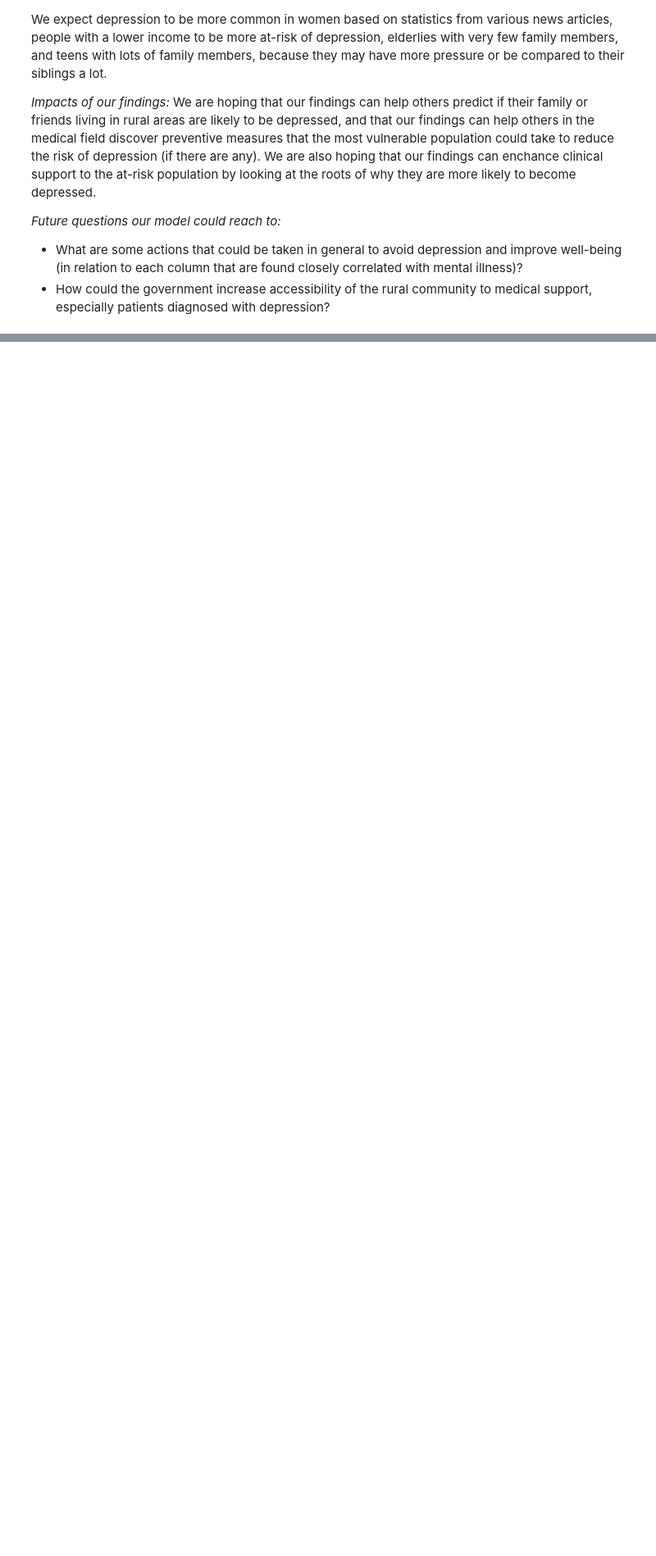
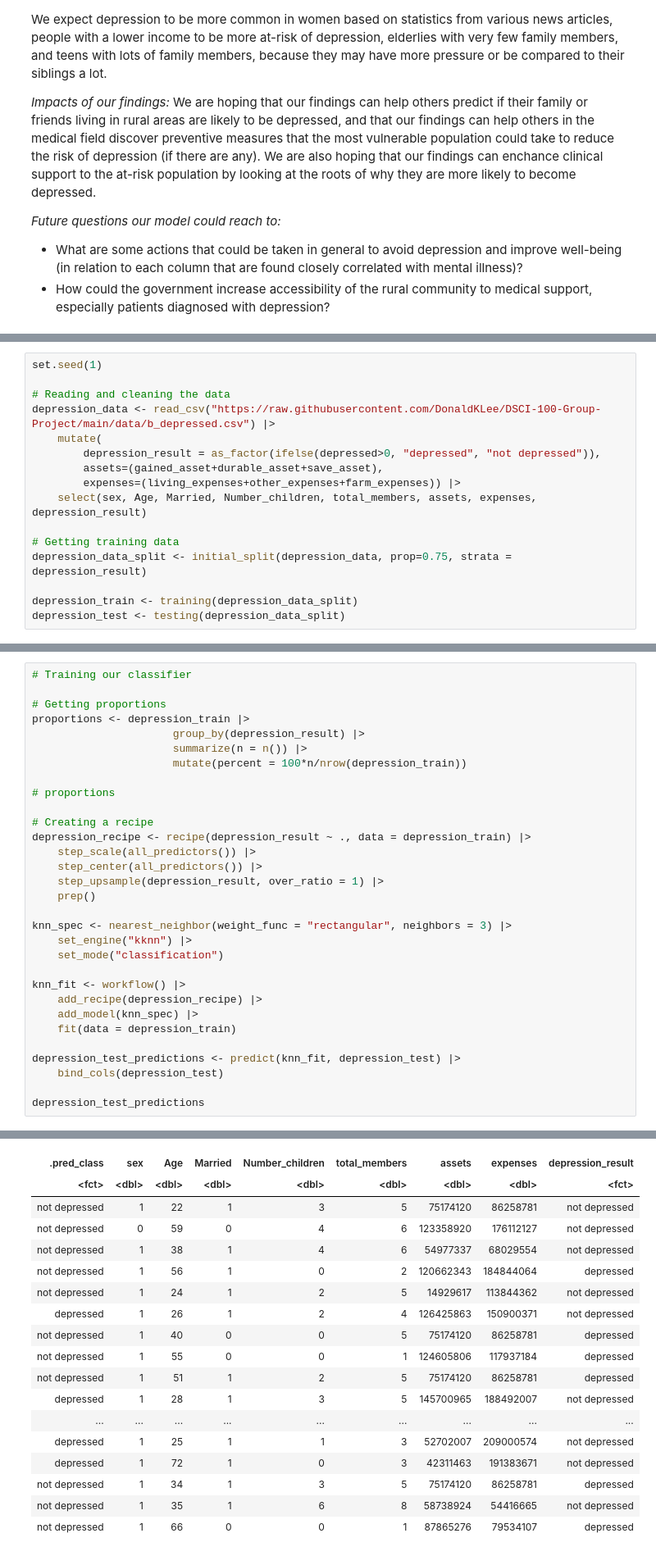
Before and after one commit to DonaldKLee/DSCI-100-Group-Project, a Jupyter notebook: main.ipynb, the cells around one changed output, grey strips where cells are left out. Shown: that part at 82% size. Cells and saved outputs as stored; diff of their text form; blank space fills up the shorter version.

```diff
--- a/main.ipynb
+++ b/main.ipynb
@@ -183,0 +187,16 @@ We are hoping that our findings can help others predict if their family or frien
+# %%
+set.seed(1)
+
+# Reading and cleaning the data
+depression_data <- read_csv("https://raw.githubusercontent.com/DonaldKLee/DSCI-100-Group-Project/main/data/b_depressed.csv") |>
+    mutate(
+        depression_result = as_factor(ifelse(depressed>0, "depressed", "not depressed")),
+        assets=(gained_asset+durable_asset+save_asset),
+        expenses=(living_expenses+other_expenses+farm_expenses)) |>
+    select(sex, Age, Married, Number_children, total_members, assets, expenses, depression_result)
+
+# Getting training data
+depression_data_split <- initial_split(depression_data, prop=0.75, strata = depression_result)
+
+depression_train <- training(depression_data_split)
+depression_test <- testing(depression_data_split)
@@ -183,0 +219,32 @@ We are hoping that our findings can help others predict if their family or frien
+# %%
+# Training our classifier
+
+# Getting proportions
+proportions <- depression_train |>
+                      group_by(depression_result) |>
+                      summarize(n = n()) |>
+                      mutate(percent = 100*n/nrow(depression_train))
+
+# proportions
+
+# Creating a recipe
+depression_recipe <- recipe(depression_result ~ ., data = depression_train) |>
+    step_scale(all_predictors()) |>
+    step_center(all_predictors()) |>
+    step_upsample(depression_result, over_ratio = 1) |>
+    prep()
+
+knn_spec <- nearest_neighbor(weight_func = "rectangular", neighbors = 3) |>
+    set_engine("kknn") |>
+    set_mode("classification")
+
+knn_fit <- workflow() |>
+    add_recipe(depression_recipe) |>
+    add_model(knn_spec) |>
+    fit(data = depression_train)
+
+depression_test_predictions <- predict(knn_fit, depression_test) |>
+    bind_cols(depression_test)
+
+depression_test_predictions
+# %% [output]
@@ -183,0 +252,18 @@ We are hoping that our findings can help others predict if their family or frien
+| .pred_class | sex | Age | Married | Number_children | total_members | assets | expenses | depression_result |
+| <fct> | <dbl> | <dbl> | <dbl> | <dbl> | <dbl> | <dbl> | <dbl> | <fct> |
+| not depressed | 1 | 22 | 1 | 3 | 5 | 75174120 | 86258781 | not depressed |
+| not depressed | 0 | 59 | 0 | 4 | 6 | 123358920 | 176112127 | not depressed |
+| not depressed | 1 | 38 | 1 | 4 | 6 | 54977337 | 68029554 | not depressed |
+| not depressed | 1 | 56 | 1 | 0 | 2 | 120662343 | 184844064 | depressed |
+| not depressed | 1 | 24 | 1 | 2 | 5 | 14929617 | 113844362 | not depressed |
+| depressed | 1 | 26 | 1 | 2 | 4 | 126425863 | 150900371 | not depressed |
+| not depressed | 1 | 40 | 0 | 0 | 5 | 75174120 | 86258781 | depressed |
+| not depressed | 1 | 55 | 0 | 0 | 1 | 124605806 | 117937184 | depressed |
+| not depressed | 1 | 51 | 1 | 2 | 5 | 75174120 | 86258781 | depressed |
+| depressed | 1 | 28 | 1 | 3 | 5 | 145700965 | 188492007 | not depressed |
+| ... | ... | ... | ... | ... | ... | ... | ... | ... |
+| depressed | 1 | 25 | 1 | 1 | 3 | 52702007 | 209000574 | not depressed |
+| depressed | 1 | 72 | 1 | 0 | 3 | 42311463 | 191383671 | not depressed |
+| not depressed | 1 | 34 | 1 | 3 | 5 | 75174120 | 86258781 | depressed |
+| not depressed | 1 | 35 | 1 | 6 | 8 | 58738924 | 54416665 | not depressed |
+| not depressed | 1 | 66 | 0 | 0 | 1 | 87865276 | 79534107 | depressed |
```
Also changed, not shown: parts of 15 cells of this notebook.
